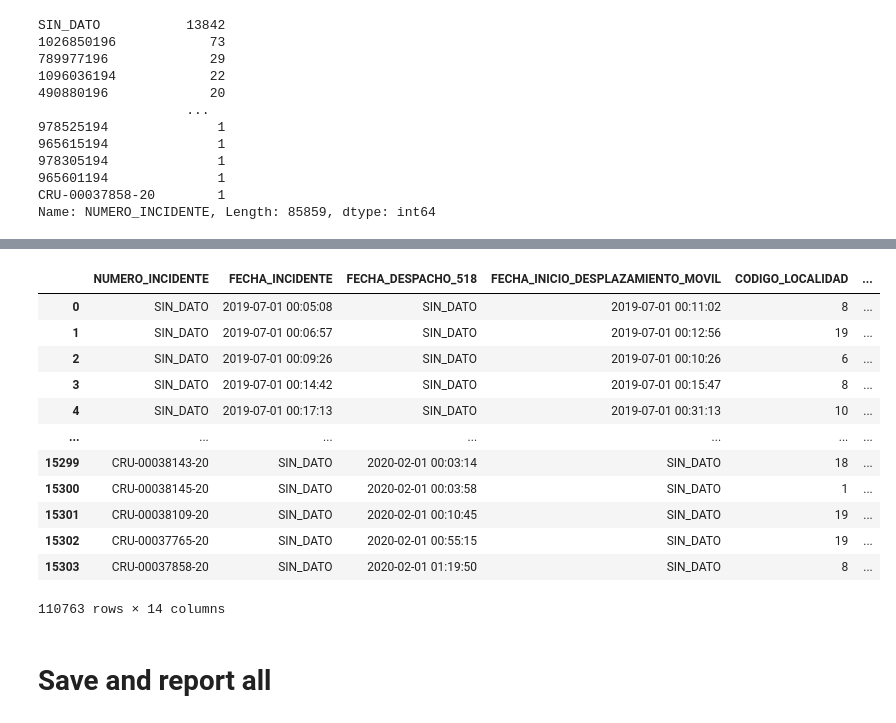
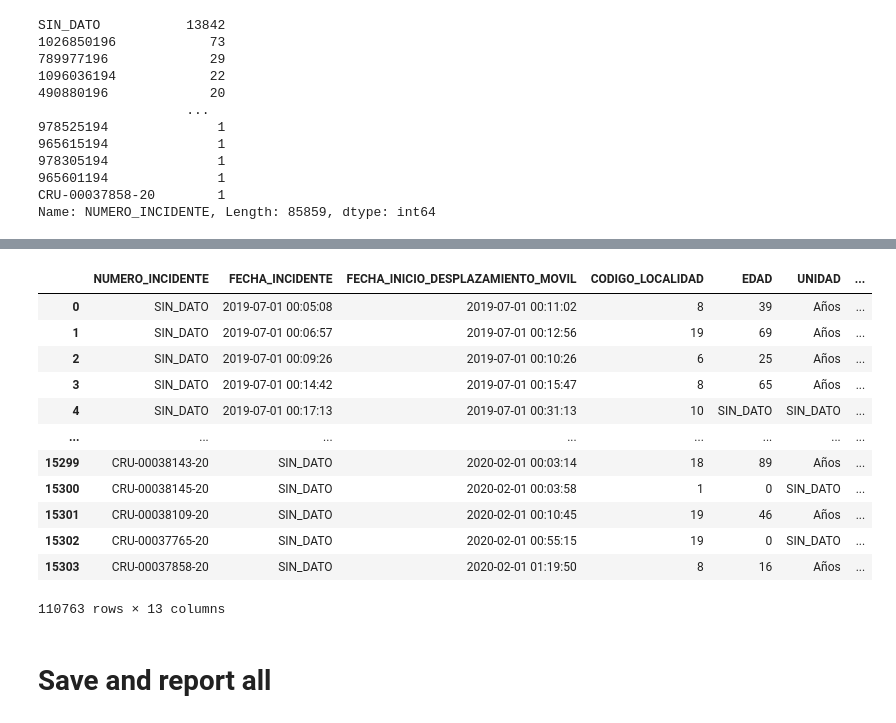
Before and after one commit to Rgalindo85/ESEIT_BigData, a Jupyter notebook: notebooks/0.2.jnarvaez-clean-and-concantenate.ipynb, the cells around one changed output, grey strips where cells are left out. Drawn from its saved outputs; the diff is of its cells as text; code cells hidden in the pictures.

```diff
--- a/notebooks/0.2.jnarvaez-clean-and-concantenate.ipynb
+++ b/notebooks/0.2.jnarvaez-clean-and-concantenate.ipynb
@@ -304,8 +304,10 @@ raw_data2.head()
 raw_data3.rename(
     columns = {
         'CODIGO DE LOCALIDAD'               : 'CODIGO_LOCALIDAD',
-        'CLASIFICACION FINAL'               : 'CLASIFICACION_FINAL'
-    },
+        'CLASIFICACION FINAL'               : 'CLASIFICACION_FINAL',
+        'FECHA_DESPACHO_518'                : 'FECHA_INICIO_DESPLAZAMIENTO_MOVIL',
+
+},
 #Sobreescriba sobre lo que se cargo en memoria
     inplace=True
 )
@@ -350,7 +352,8 @@ raw_data4.head()
 raw_data5.rename(
     columns = {
         'CODIGO DE LOCALIDAD'               : 'CODIGO_LOCALIDAD',
-        'CLASIFICACION FINAL'               : 'CLASIFICACION_FINAL'
+        'CLASIFICACION FINAL'               : 'CLASIFICACION_FINAL',
+        'FECHA_DESPACHO_518'                : 'FECHA_INICIO_DESPLAZAMIENTO_MOVIL',
     },
 #Sobreescriba sobre lo que se cargo en memoria
     inplace=True
@@ -370,7 +373,8 @@ raw_data6.rename(
     columns = {
         'FECHA_INICIO_DESPLAZAMIENTO-MOVIL' : 'FECHA_INICIO_DESPLAZAMIENTO_MOVIL',
         'CODIGO DE LOCALIDAD'               : 'CODIGO_LOCALIDAD',
-        'CLASIFICACION FINAL'               : 'CLASIFICACION_FINAL'
+        'CLASIFICACION FINAL'               : 'CLASIFICACION_FINAL',
+        'FECHA_DESPACHO_518'                : 'FECHA_INICIO_DESPLAZAMIENTO_MOVIL',
     },
 #Sobreescriba sobre lo que se cargo en memoria
     inplace=True
@@ -1499,6 +1489,0 @@ data_master1
-# %%
-col='FECHA_DESPACHO_518'
-data_master1[col].fillna('SIN_DATO').value_counts()
-data_master1[col].fillna('SIN_DATO', inplace=True)
-data_master1[col] = data_master1[col].apply(lambda x: x.strip())
-data_master1
@@ -1519,20 +1490,20 @@ data_master1
 # %%
-data_master1=data_master1[['NUMERO_INCIDENTE','FECHA_INCIDENTE','FECHA_DESPACHO_518','FECHA_INICIO_DESPLAZAMIENTO_MOVIL','CODIGO_LOCALIDAD','EDAD','UNIDAD','LOCALIDAD','GENERO','RED','TIPO_INCIDENTE','PRIORIDAD','MES','CLASIFICACION_FINAL']]
+data_master1=data_master1[['NUMERO_INCIDENTE','FECHA_INCIDENTE','FECHA_INICIO_DESPLAZAMIENTO_MOVIL','CODIGO_LOCALIDAD','EDAD','UNIDAD','LOCALIDAD','GENERO','RED','TIPO_INCIDENTE','PRIORIDAD','MES','CLASIFICACION_FINAL']]
 data_master1
 # %% [output]
-|  | NUMERO_INCIDENTE | FECHA_INCIDENTE | FECHA_DESPACHO_518 | FECHA_INICIO_DESPLAZAMIENTO_MOVIL | CODIGO_LOCALIDAD | ... |
-| 0 | SIN_DATO | 2019-07-01 00:05:08 | SIN_DATO | 2019-07-01 00:11:02 | 8 | ... |
-| 1 | SIN_DATO | 2019-07-01 00:06:57 | SIN_DATO | 2019-07-01 00:12:56 | 19 | ... |
-| 2 | SIN_DATO | 2019-07-01 00:09:26 | SIN_DATO | 2019-07-01 00:10:26 | 6 | ... |
-| 3 | SIN_DATO | 2019-07-01 00:14:42 | SIN_DATO | 2019-07-01 00:15:47 | 8 | ... |
-| 4 | SIN_DATO | 2019-07-01 00:17:13 | SIN_DATO | 2019-07-01 00:31:13 | 10 | ... |
-| ... | ... | ... | ... | ... | ... | ... |
-| 15299 | CRU-00038143-20 | SIN_DATO | 2020-02-01 00:03:14 | SIN_DATO | 18 | ... |
-| 15300 | CRU-00038145-20 | SIN_DATO | 2020-02-01 00:03:58 | SIN_DATO | 1 | ... |
-| 15301 | CRU-00038109-20 | SIN_DATO | 2020-02-01 00:10:45 | SIN_DATO | 19 | ... |
-| 15302 | CRU-00037765-20 | SIN_DATO | 2020-02-01 00:55:15 | SIN_DATO | 19 | ... |
-| 15303 | CRU-00037858-20 | SIN_DATO | 2020-02-01 01:19:50 | SIN_DATO | 8 | ... |
+|  | NUMERO_INCIDENTE | FECHA_INCIDENTE | FECHA_INICIO_DESPLAZAMIENTO_MOVIL | CODIGO_LOCALIDAD | EDAD | UNIDAD | ... |
+| 0 | SIN_DATO | 2019-07-01 00:05:08 | 2019-07-01 00:11:02 | 8 | 39 | Años | ... |
+| 1 | SIN_DATO | 2019-07-01 00:06:57 | 2019-07-01 00:12:56 | 19 | 69 | Años | ... |
+| 2 | SIN_DATO | 2019-07-01 00:09:26 | 2019-07-01 00:10:26 | 6 | 25 | Años | ... |
+| 3 | SIN_DATO | 2019-07-01 00:14:42 | 2019-07-01 00:15:47 | 8 | 65 | Años | ... |
+| 4 | SIN_DATO | 2019-07-01 00:17:13 | 2019-07-01 00:31:13 | 10 | SIN_DATO | SIN_DATO | ... |
+| ... | ... | ... | ... | ... | ... | ... | ... |
+| 15299 | CRU-00038143-20 | SIN_DATO | 2020-02-01 00:03:14 | 18 | 89 | Años | ... |
+| 15300 | CRU-00038145-20 | SIN_DATO | 2020-02-01 00:03:58 | 1 | 0 | SIN_DATO | ... |
+| 15301 | CRU-00038109-20 | SIN_DATO | 2020-02-01 00:10:45 | 19 | 46 | Años | ... |
+| 15302 | CRU-00037765-20 | SIN_DATO | 2020-02-01 00:55:15 | 19 | 0 | SIN_DATO | ... |
+| 15303 | CRU-00037858-20 | SIN_DATO | 2020-02-01 01:19:50 | 8 | 16 | Años | ... |
-110763 rows × 14 columns
+110763 rows × 13 columns
 # %%
 # saving in a local directory
 data_master1.to_csv(project_dir + '/data/processed/' +'data_master_no_month.csv', encoding='latin1', sep=';', index=False)
```
Also changed, not shown: parts of 29 cells of this notebook.
